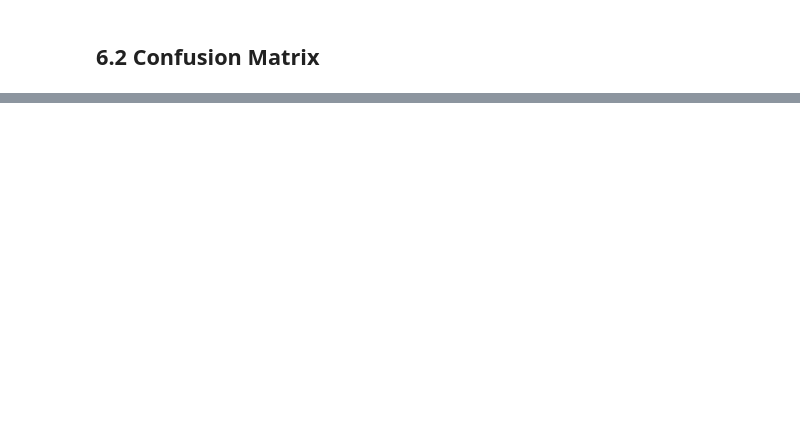
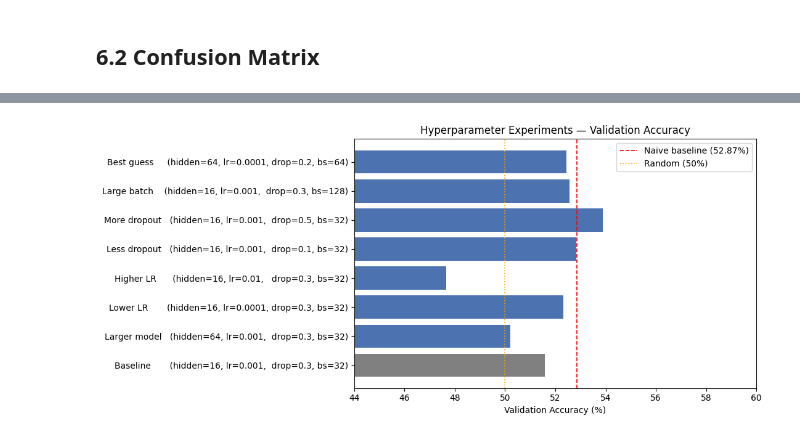
Before and after one commit to SimoneZezzo/stock-direction-classifier, a Jupyter notebook: StockDirectionClassifier.ipynb, the cells around one changed output, grey strips where cells are left out. Cells and saved outputs as stored; diff of their text form; code cells hidden in the pictures; blank space fills up the shorter version.

```diff
--- a/StockDirectionClassifier.ipynb
+++ b/StockDirectionClassifier.ipynb
@@ -341,0 +397,21 @@ plt.show()
+# %%
+configs = [
+    {"label": "Baseline       (hidden=16, lr=0.001,  drop=0.3, bs=32)",  "hidden_units": 16, "lr": 0.001,  "dropout": 0.3, "batch_size": 32},
+    {"label": "Larger model   (hidden=64, lr=0.001,  drop=0.3, bs=32)",  "hidden_units": 64, "lr": 0.001,  "dropout": 0.3, "batch_size": 32},
+    {"label": "Lower LR       (hidden=16, lr=0.0001, drop=0.3, bs=32)",  "hidden_units": 16, "lr": 0.0001, "dropout": 0.3, "batch_size": 32},
+    {"label": "Higher LR      (hidden=16, lr=0.01,   drop=0.3, bs=32)",  "hidden_units": 16, "lr": 0.01,   "dropout": 0.3, "batch_size": 32},
+    {"label": "Less dropout   (hidden=16, lr=0.001,  drop=0.1, bs=32)",  "hidden_units": 16, "lr": 0.001,  "dropout": 0.1, "batch_size": 32},
+    {"label": "More dropout   (hidden=16, lr=0.001,  drop=0.5, bs=32)",  "hidden_units": 16, "lr": 0.001,  "dropout": 0.5, "batch_size": 32},
+    {"label": "Large batch    (hidden=16, lr=0.001,  drop=0.3, bs=128)", "hidden_units": 16, "lr": 0.001,  "dropout": 0.3, "batch_size": 128},
+    {"label": "Best guess     (hidden=64, lr=0.0001, drop=0.2, bs=64)",  "hidden_units": 64, "lr": 0.0001, "dropout": 0.2, "batch_size": 64},
+]
+
+results = []
+for cfg in configs:
+    label = cfg["label"]
+    params = {k: v for k, v in cfg.items() if k != "label"}
+    acc = run_experiment(**params)
+    results.append({"Config": label, "Val Acc (%)": acc})
+    print(f"{label}  →  {acc:.2f}%")
+
+pd.DataFrame(results)
@@ -341,0 +427,17 @@ plt.show()
+# %%
+labels = [r["Config"] for r in results]
+accs   = [r["Val Acc (%)"] for r in results]
+
+fig, ax = plt.subplots(figsize=(11, 5))
+colors = ["#808080" if "Baseline" in l else "#4C72B0" for l in labels]
+ax.barh(labels, accs, color=colors)
+ax.axvline(52.87, color="red",    linestyle="--", linewidth=1.2, label="Naive baseline (52.87%)")
+ax.axvline(50.0,  color="orange", linestyle=":",  linewidth=1.2, label="Random (50%)")
+ax.set_xlabel("Validation Accuracy (%)")
+ax.set_title("Hyperparameter Experiments — Validation Accuracy")
+ax.set_xlim(44, 60)
+ax.legend()
+plt.tight_layout()
+plt.show()
+# %% [output]
+[figure, added]
```
Also changed, not shown: parts of 25 cells of this notebook, 2 other files.
